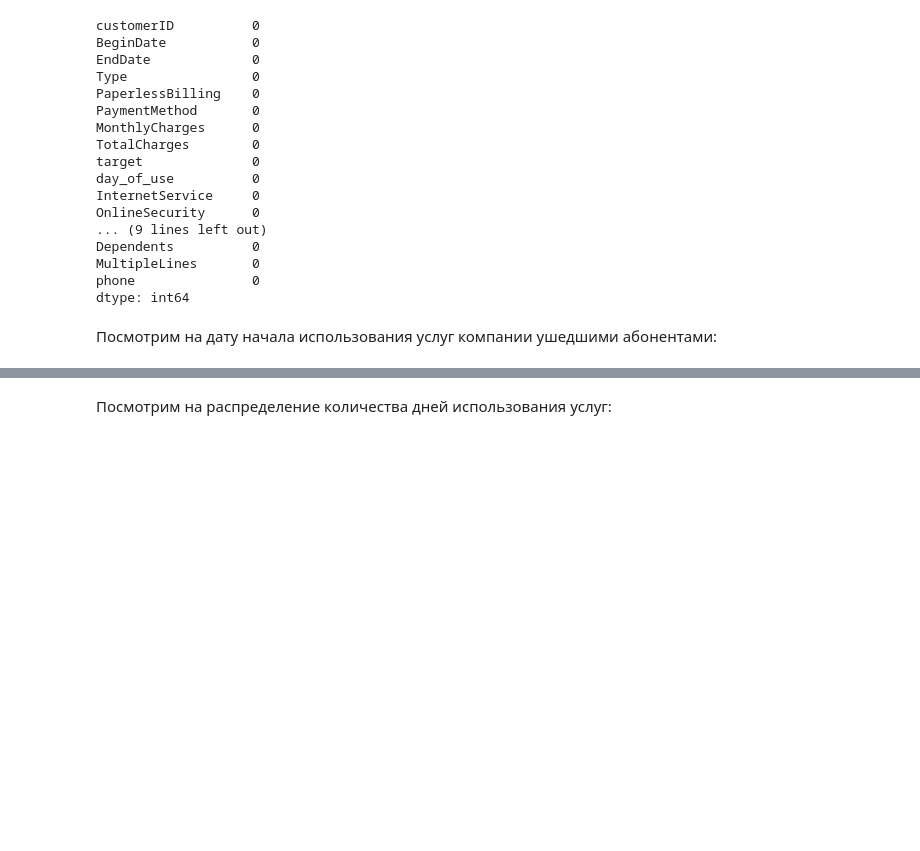
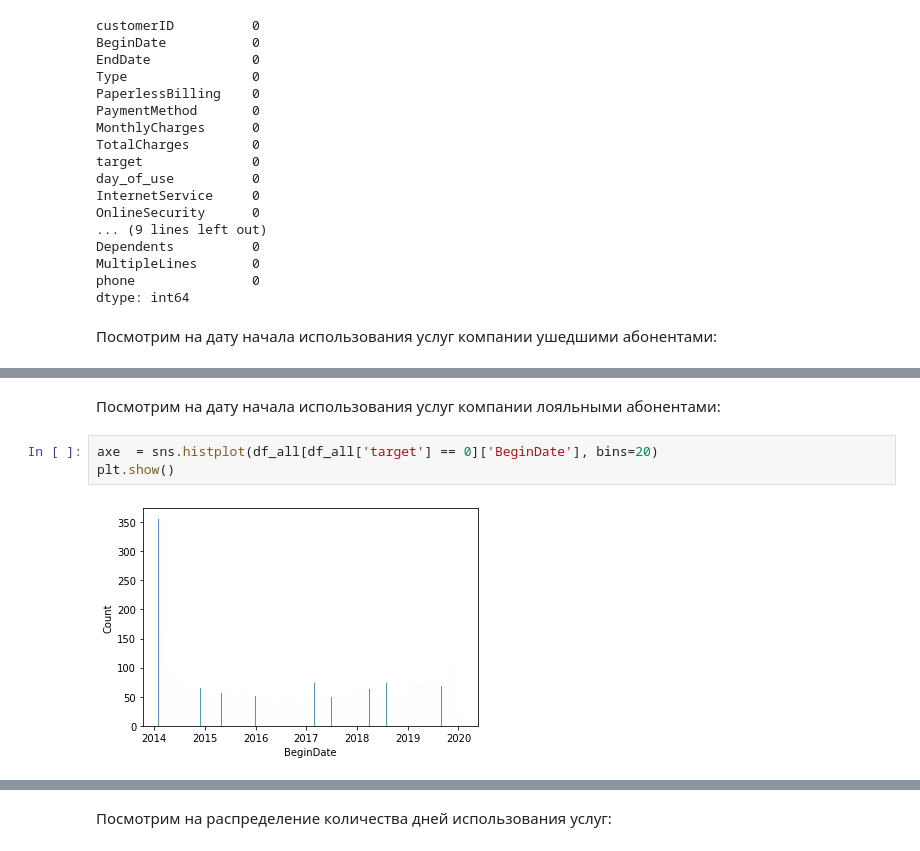
Before and after one commit to akorelov/MyPort, a Jupyter notebook: forecasting_customer_churn/users_churn_forecast_project.ipynb, the cells around one changed output, grey strips where cells are left out. Cells and saved outputs as stored; diff of their text form; blank space fills up the shorter version.

```diff
--- a/forecasting_customer_churn/users_churn_forecast_project.ipynb
+++ b/forecasting_customer_churn/users_churn_forecast_project.ipynb
@@ -599 +595,8 @@ Timedelta('150 days 03:12:00')
+# %% [markdown]
+Посмотрим на дату начала использования услуг компании лояльными абонентами:
+# %%
+axe  = sns.histplot(df_all[df_all['target'] == 0]['BeginDate'], bins=20)
+plt.show()
+# %% [output]
+[figure, added]
 # %% [markdown]
```
Also changed, not shown: parts of 15 cells of this notebook, 1 other file.
